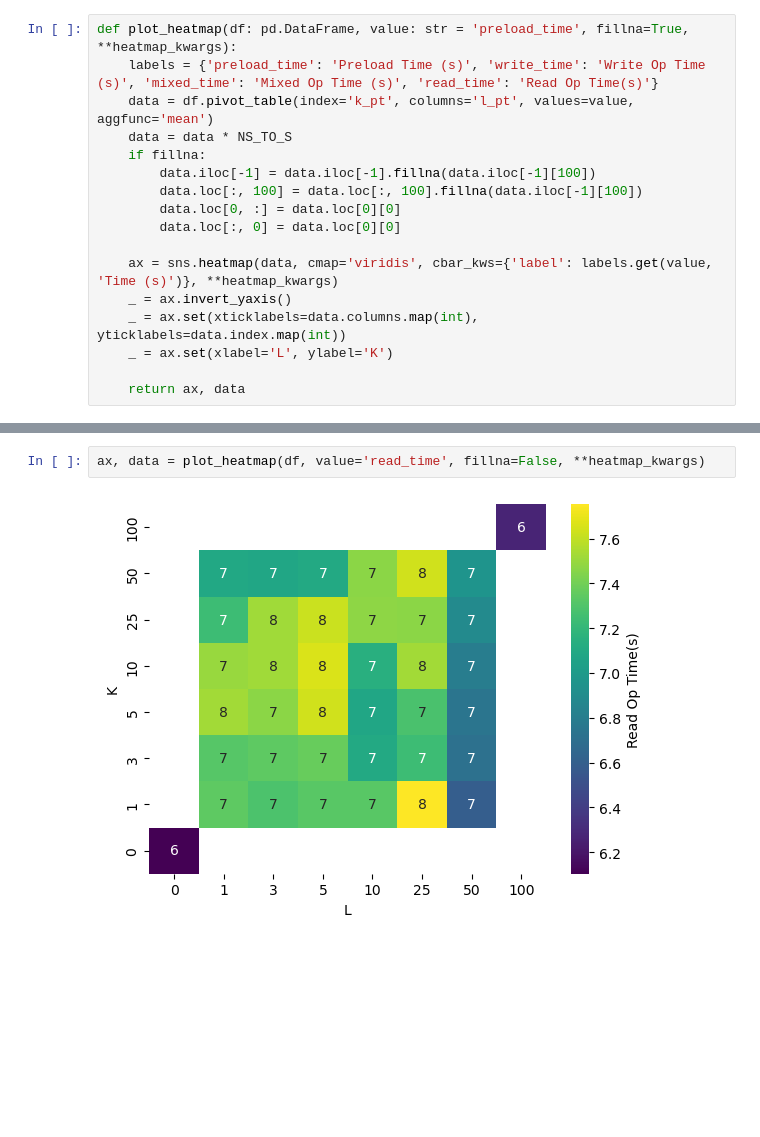
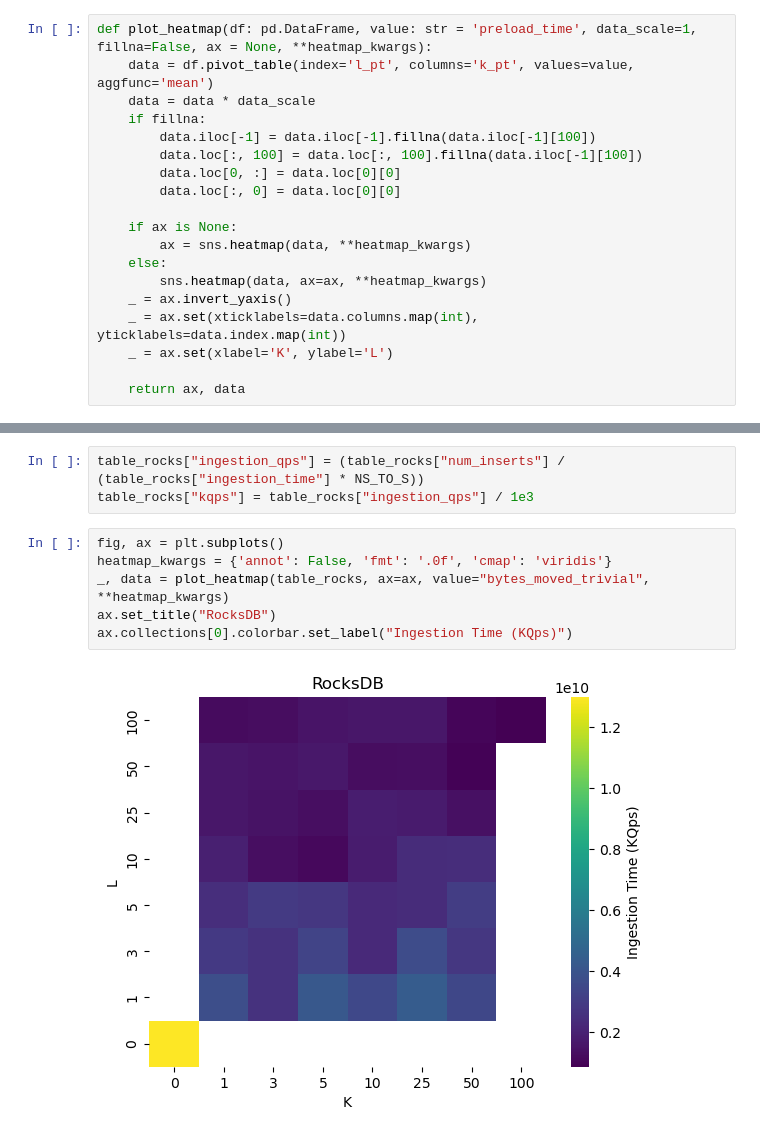
Before and after one commit to BU-DiSC/bliss_benchmark, a Jupyter notebook: notebook/heatmaps.ipynb, the cells around one changed output, grey strips where cells are left out. Drawn from its saved outputs; the diff is of its cells as text; blank space fills up the shorter version.

```diff
--- a/notebook/heatmaps.ipynb
+++ b/notebook/heatmaps.ipynb
@@ -27,17 +56,19 @@ df.describe()
 # %%
-def plot_heatmap(df: pd.DataFrame, value: str = 'preload_time', fillna=True, **heatmap_kwargs):
-    labels = {'preload_time': 'Preload Time (s)', 'write_time': 'Write Op Time (s)', 'mixed_time': 'Mixed Op Time (s)', 'read_time': 'Read Op Time(s)'}
-    data = df.pivot_table(index='k_pt', columns='l_pt', values=value, aggfunc='mean')
-    data = data * NS_TO_S
+def plot_heatmap(df: pd.DataFrame, value: str = 'preload_time', data_scale=1, fillna=False, ax = None, **heatmap_kwargs):
+    data = df.pivot_table(index='l_pt', columns='k_pt', values=value, aggfunc='mean')
+    data = data * data_scale
     if fillna:
         data.iloc[-1] = data.iloc[-1].fillna(data.iloc[-1][100])
         data.loc[:, 100] = data.loc[:, 100].fillna(data.iloc[-1][100])
         data.loc[0, :] = data.loc[0][0]
         data.loc[:, 0] = data.loc[0][0]
 
-    ax = sns.heatmap(data, cmap='viridis', cbar_kws={'label': labels.get(value, 'Time (s)')}, **heatmap_kwargs)
+    if ax is None:
+        ax = sns.heatmap(data, **heatmap_kwargs)
+    else:
+        sns.heatmap(data, ax=ax, **heatmap_kwargs)
     _ = ax.invert_yaxis()
     _ = ax.set(xticklabels=data.columns.map(int), yticklabels=data.index.map(int))
-    _ = ax.set(xlabel='L', ylabel='K')
+    _ = ax.set(xlabel='K', ylabel='L')
 
     return ax, data
@@ -58,4 +75,11 @@ ax, data = plot_heatmap(df, value='mixed_time', fillna=False, **heatmap_kwargs)
-# %%
-ax, data = plot_heatmap(df, value='read_time', fillna=False, **heatmap_kwargs)
-# %% [output]
-[figure, removed]
+# %%
+table_rocks["ingestion_qps"] = (table_rocks["num_inserts"] / (table_rocks["ingestion_time"] * NS_TO_S))
+table_rocks["kqps"] = table_rocks["ingestion_qps"] / 1e3
+# %%
+fig, ax = plt.subplots()
+heatmap_kwargs = {'annot': False, 'fmt': '.0f', 'cmap': 'viridis'}
+_, data = plot_heatmap(table_rocks, ax=ax, value="bytes_moved_trivial", **heatmap_kwargs)
+ax.set_title("RocksDB")
+ax.collections[0].colorbar.set_label("Ingestion Time (KQps)")
+# %% [output]
+[figure, added]
```
Also changed, not shown: parts of 20 cells of this notebook, 4 other files.
